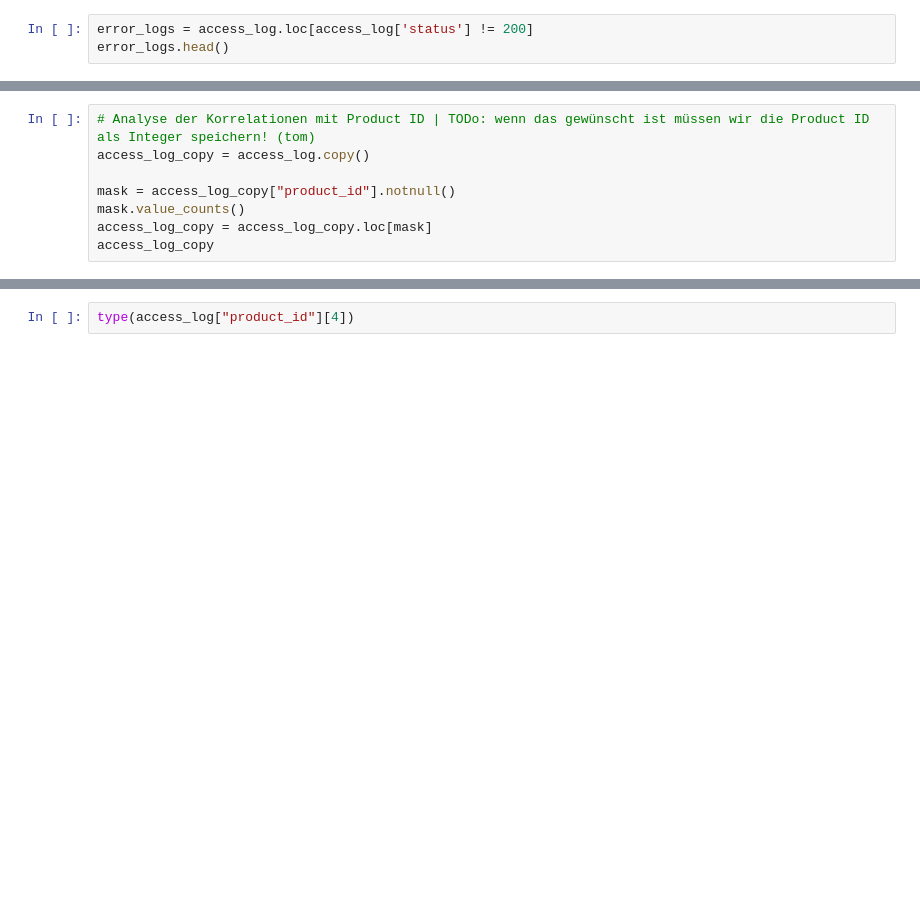
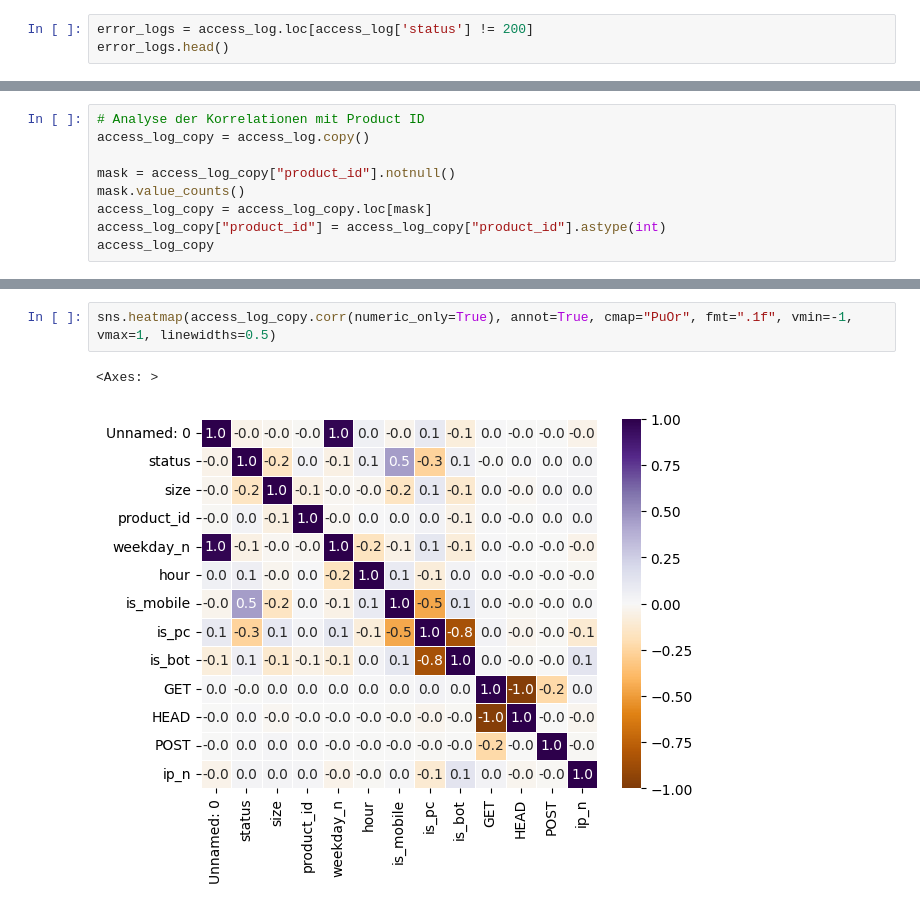
Before and after one commit to Flenz42/HSD-DAW-Pandas-SS23, a Jupyter notebook: project.ipynb, the cells around one changed output, grey strips where cells are left out. Cells and saved outputs as stored; diff of their text form; blank space fills up the shorter version.

```diff
--- a/project.ipynb
+++ b/project.ipynb
@@ -481,8 +520,9 @@ sns.heatmap(access_log.corr(numeric_only=True), annot=True, cmap="PuOr", fmt=".1
 # %%
-# Analyse der Korrelationen mit Product ID | TODo: wenn das gewünscht ist müssen wir die Product ID als Integer speichern! (tom)
+# Analyse der Korrelationen mit Product ID
 access_log_copy = access_log.copy()
 
 mask = access_log_copy["product_id"].notnull()
 mask.value_counts()
 access_log_copy = access_log_copy.loc[mask]
+access_log_copy["product_id"] = access_log_copy["product_id"].astype(int)
 access_log_copy
@@ -489,2 +543,5 @@ access_log_copy
-# %%
-type(access_log["product_id"][4])
+# %%
+sns.heatmap(access_log_copy.corr(numeric_only=True), annot=True, cmap="PuOr", fmt=".1f", vmin=-1, vmax=1, linewidths=0.5)
+# %% [output]
+<Axes: >
+[figure, added]
```
Also changed, not shown: parts of 13 cells of this notebook.
